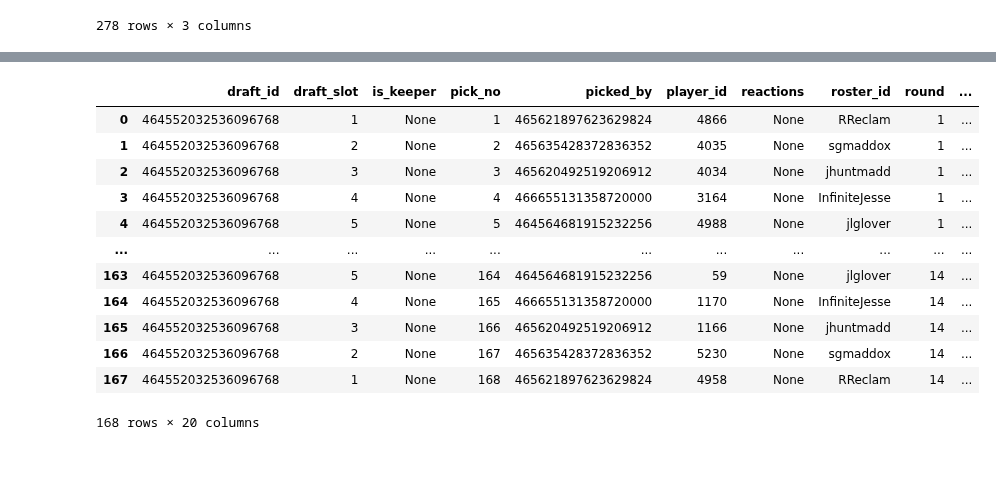
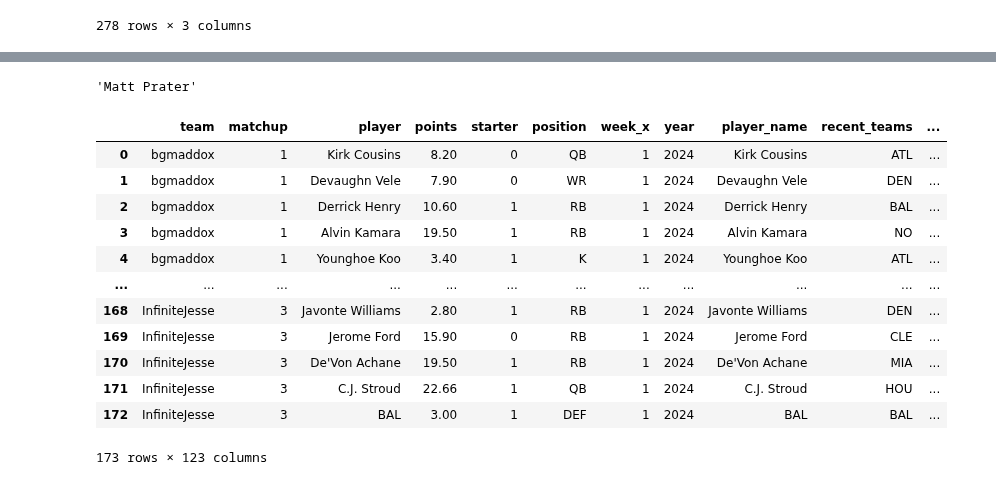
Before and after one commit to bgmaddox/sleeper, a Jupyter notebook: Sleeper_v2.ipynb, the cells around one changed output, grey strips where cells are left out. Drawn from its saved outputs; the diff is of its cells as text; code cells hidden in the pictures.

```diff
--- a/Sleeper_v2.ipynb
+++ b/Sleeper_v2.ipynb
@@ -35,2 +54,9 @@ pd.options.mode.copy_on_write = True
+# %%
+def ImportPlayerData():
+        player_data_response = requests.get('https://api.sleeper.app/v1/players/nfl')
+        player_data_json = player_data_response.json()
+        return player_data_json
+# %%
+NFLPlayerData = ImportPlayerData()
 # %%
 import plotly.io as pio
@@ -270,8 +344,21 @@ roster_ids_2023 = {1: 'bgmaddox',
  10: 'sgmaddox',
  11: 'RossLikeSauce',
  12: 'InfiniteJesse'}
+# %%
+roster_ids_2025 = {1: 'bgmaddox',
+ 2: 'jlglover',
+ 3: 'JTizzzzle',
+ 4: 'RascalHazard',
+ 5: 'BMoreBallers88',
+ 6: 'eegrady',
+ 7: 'DirtyCommie',
+ 8: 'jhuntmadd',
+ 9: 'cosmodromedary',
+ 10: 'sgmaddox',
+ 11: 'RossLikeSauce',
+ 12: 'InfiniteJesse'}
 # %%
-roster_ids = {2019:roster_ids_2019, 2020:roster_ids_2020, 2021:roster_ids_2021, 2022:roster_ids_2022, 2023:roster_ids_2023,2024:roster_ids_2023 }
+roster_ids = {2019:roster_ids_2019, 2020:roster_ids_2020, 2021:roster_ids_2021, 2022:roster_ids_2022, 2023:roster_ids_2023,2024:roster_ids_2023, 2025:roster_ids_2025 }
 # %%
 positions = {0:'QB',1:'RB1', 2:'RB2', 3: 'WR1', 4:'WR2',5:'TE',6:'WRT',7:'K',8:'DEF'}
 position_list = list(positions.values())
@@ -3389,16 +5670,20 @@ settings.roster_id = settings.roster_id.map(roster_ids_2023 )
+# %%
+League_2025.player_names['17']
+# %% [output]
+'Matt Prater'
 # %%
-settings
+Week1_2024.Breakout
 # %% [output]
-|  | draft_id | draft_slot | is_keeper | pick_no | picked_by | player_id | reactions | roster_id | round | ... |
-| 0 | 464552032536096768 | 1 | None | 1 | 465621897623629824 | 4866 | None | RReclam | 1 | ... |
-| 1 | 464552032536096768 | 2 | None | 2 | 465635428372836352 | 4035 | None | sgmaddox | 1 | ... |
-| 2 | 464552032536096768 | 3 | None | 3 | 465620492519206912 | 4034 | None | jhuntmadd | 1 | ... |
-| 3 | 464552032536096768 | 4 | None | 4 | 466655131358720000 | 3164 | None | InfiniteJesse | 1 | ... |
-| 4 | 464552032536096768 | 5 | None | 5 | 464564681915232256 | 4988 | None | jlglover | 1 | ... |
-| ... | ... | ... | ... | ... | ... | ... | ... | ... | ... | ... |
-| 163 | 464552032536096768 | 5 | None | 164 | 464564681915232256 | 59 | None | jlglover | 14 | ... |
-| 164 | 464552032536096768 | 4 | None | 165 | 466655131358720000 | 1170 | None | InfiniteJesse | 14 | ... |
-| 165 | 464552032536096768 | 3 | None | 166 | 465620492519206912 | 1166 | None | jhuntmadd | 14 | ... |
-| 166 | 464552032536096768 | 2 | None | 167 | 465635428372836352 | 5230 | None | sgmaddox | 14 | ... |
-| 167 | 464552032536096768 | 1 | None | 168 | 465621897623629824 | 4958 | None | RReclam | 14 | ... |
+|  | team | matchup | player | points | starter | position | week_x | year | player_name | recent_teams | ... |
+| 0 | bgmaddox | 1 | Kirk Cousins | 8.20 | 0 | QB | 1 | 2024 | Kirk Cousins | ATL | ... |
+| 1 | bgmaddox | 1 | Devaughn Vele | 7.90 | 0 | WR | 1 | 2024 | Devaughn Vele | DEN | ... |
+| 2 | bgmaddox | 1 | Derrick Henry | 10.60 | 1 | RB | 1 | 2024 | Derrick Henry | BAL | ... |
+| 3 | bgmaddox | 1 | Alvin Kamara | 19.50 | 1 | RB | 1 | 2024 | Alvin Kamara | NO | ... |
+| 4 | bgmaddox | 1 | Younghoe Koo | 3.40 | 1 | K | 1 | 2024 | Younghoe Koo | ATL | ... |
+| ... | ... | ... | ... | ... | ... | ... | ... | ... | ... | ... | ... |
+| 168 | InfiniteJesse | 3 | Javonte Williams | 2.80 | 1 | RB | 1 | 2024 | Javonte Williams | DEN | ... |
+| 169 | InfiniteJesse | 3 | Jerome Ford | 15.90 | 0 | RB | 1 | 2024 | Jerome Ford | CLE | ... |
+| 170 | InfiniteJesse | 3 | De'Von Achane | 19.50 | 1 | RB | 1 | 2024 | De'Von Achane | MIA | ... |
+| 171 | InfiniteJesse | 3 | C.J. Stroud | 22.66 | 1 | QB | 1 | 2024 | C.J. Stroud | HOU | ... |
+| 172 | InfiniteJesse | 3 | BAL | 3.00 | 1 | DEF | 1 | 2024 | BAL | BAL | ... |
-168 rows × 20 columns
+173 rows × 123 columns
```
Also changed, not shown: parts of 141 cells of this notebook, 21 other files.
